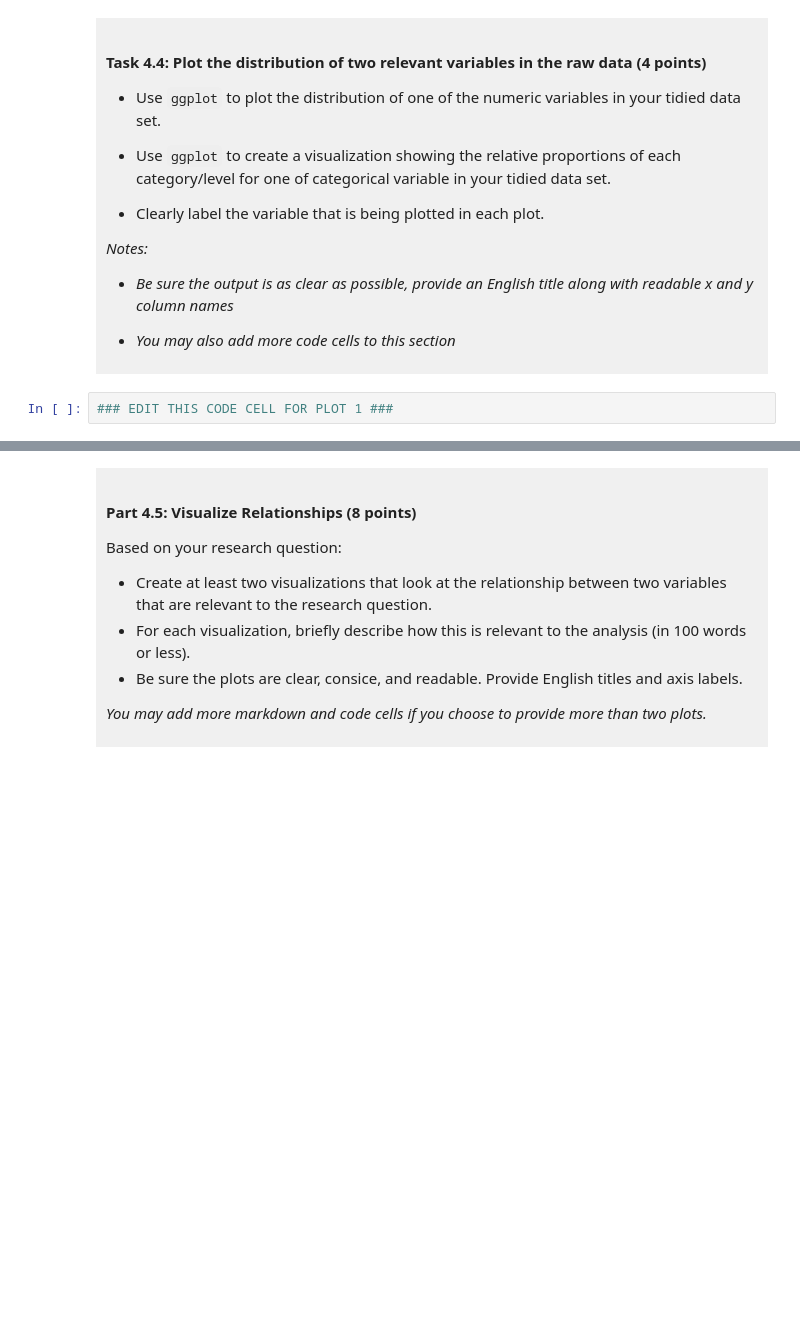
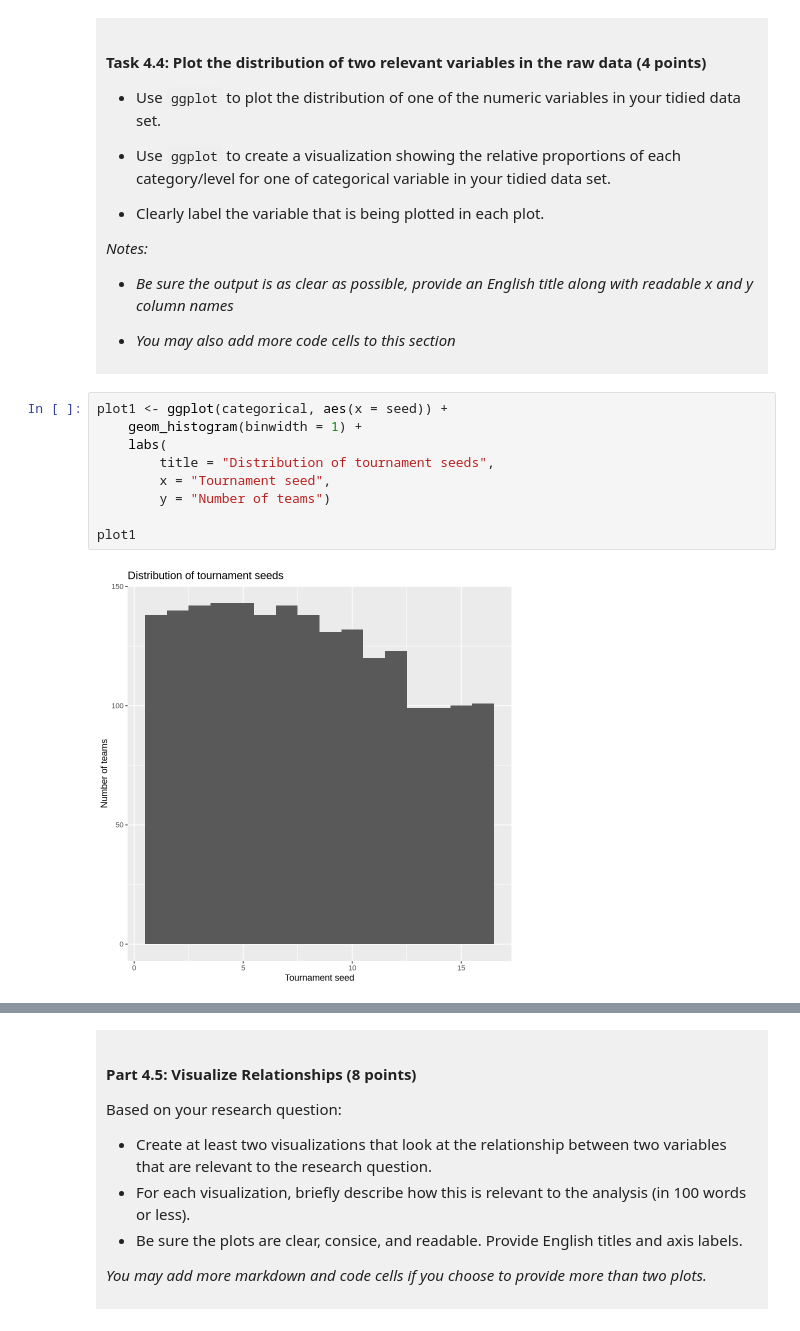
Before and after one commit to maxwellchen16-dotcom/dsci-100-project-maxwell-chen, a Jupyter notebook: dsci-100-project-notebook.ipynb, the cells around one changed output, grey strips where cells are left out. Saved outputs shown, nothing was run; the diff lists cells and outputs as text; blank space fills up the shorter version.

Commit message:
completed up to 4.3, completing both distribution graphs

```diff
--- a/dsci-100-project-notebook.ipynb
+++ b/dsci-100-project-notebook.ipynb
@@ -355,5 +361,14 @@ A tibble: 1 × 6
 
 </div>
 # %%
-### EDIT THIS CODE CELL FOR PLOT 1 ###
+plot1 <- ggplot(categorical, aes(x = seed)) +
+    geom_histogram(binwidth = 1) +
+    labs(
+        title = "Distribution of tournament seeds",
+        x = "Tournament seed",
+        y = "Number of teams")
+
+plot1
+# %% [output]
+[figure, added]
 # %%
```
Also changed, not shown: parts of 5 cells of this notebook.
